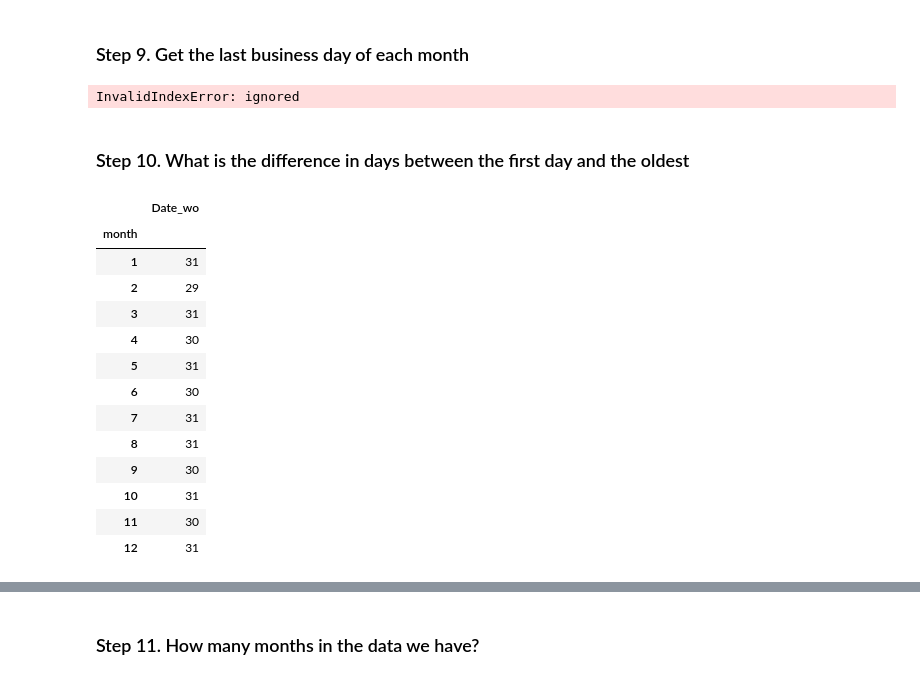
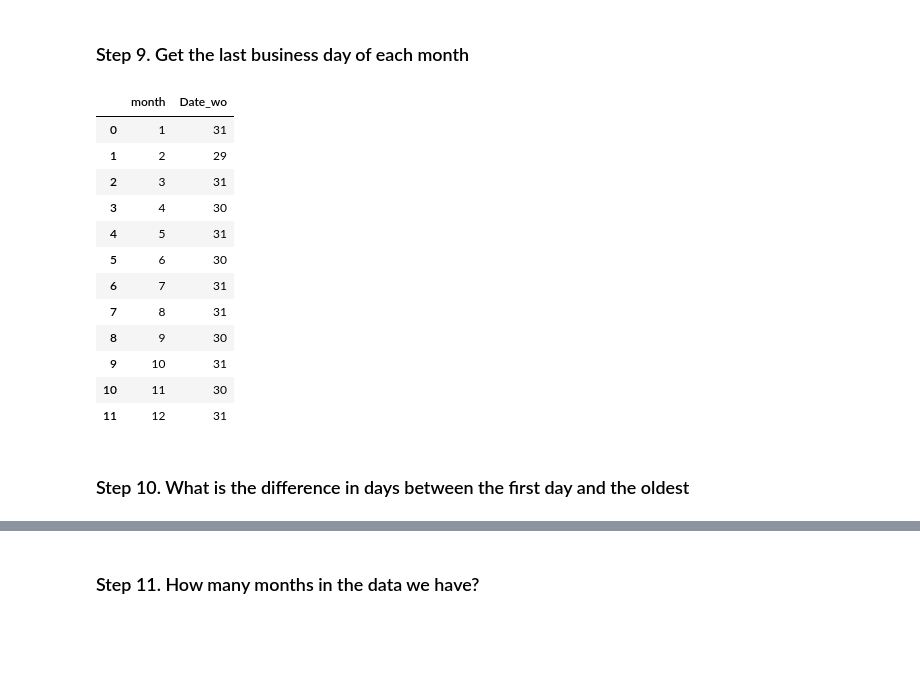
Before and after one commit to dooooing/2023_ESAA, a Jupyter notebook: 0407_세션_AppleStock_Exercises.ipynb, the cells around one changed output, grey strips where cells are left out. Saved outputs shown, nothing was run; the diff lists cells and outputs as text; code cells hidden in the pictures; blank space fills up the shorter version.

```diff
--- a/0407_세션_AppleStock_Exercises.ipynb
+++ b/0407_세션_AppleStock_Exercises.ipynb
@@ -94,28 +94,23 @@ apple.sort_values(by=['Date'], ascending=True)
 8465 rows × 7 columns
 # %% [markdown]
 ### Step 9. Get the last business day of each month
-# %%
-apple.sort_values(by=['Date'])
-# %% [output]
-InvalidIndexError: ignored
+# %%
+apple["month"] = pd.DatetimeIndex(apple.Date).month
+apple["Date_wo"] = pd.DatetimeIndex(apple.Date).day
+apple.groupby(by="month")[["Date_wo"]].max().reset_index()
+# %% [output]
+|  | month | Date_wo |
+| 0 | 1 | 31 |
+| 1 | 2 | 29 |
+| 2 | 3 | 31 |
+| 3 | 4 | 30 |
+| 4 | 5 | 31 |
+| 5 | 6 | 30 |
+| 6 | 7 | 31 |
+| 7 | 8 | 31 |
+| 8 | 9 | 30 |
+| 9 | 10 | 31 |
+| 10 | 11 | 30 |
+| 11 | 12 | 31 |
 # %% [markdown]
 ### Step 10.  What is the difference in days between the first day and the oldest
-# %%
-apple["month"] = pd.DatetimeIndex(apple.Date).month
-apple["Date_wo"] = pd.DatetimeIndex(apple.Date).day
-apple.groupby(by="month")[["Date_wo"]].max()
-# %% [output]
-|  | Date_wo |
-| month |  |
-| 1 | 31 |
-| 2 | 29 |
-| 3 | 31 |
-| 4 | 30 |
-| 5 | 31 |
-| 6 | 30 |
-| 7 | 31 |
-| 8 | 31 |
-| 9 | 30 |
-| 10 | 31 |
-| 11 | 30 |
-| 12 | 31 |
```
Also changed, not shown: parts of 1 cell of this notebook.
